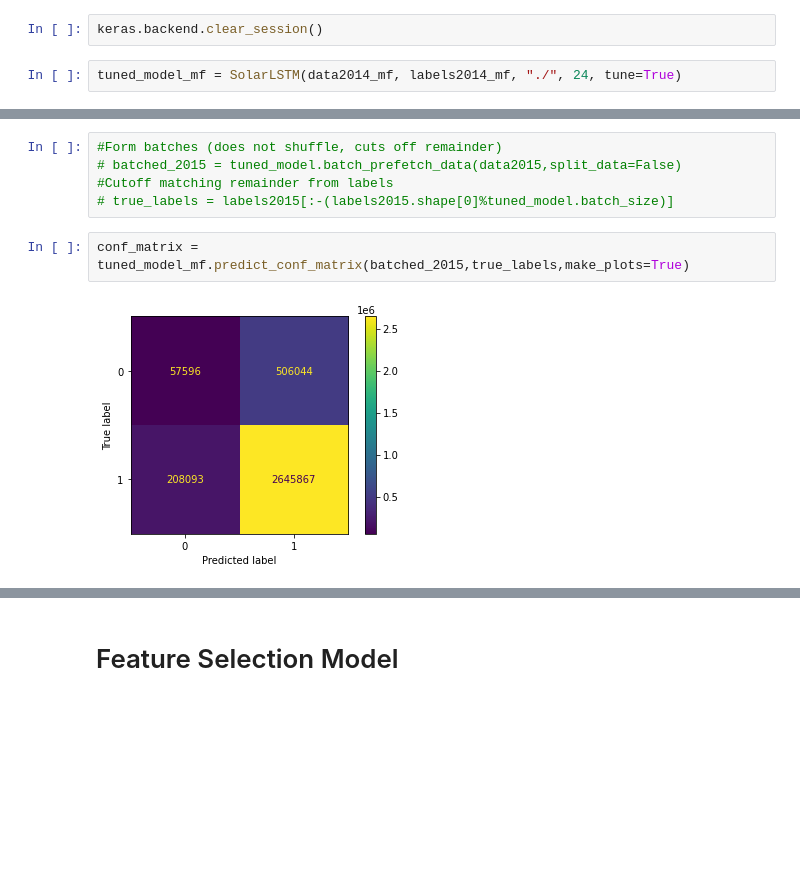
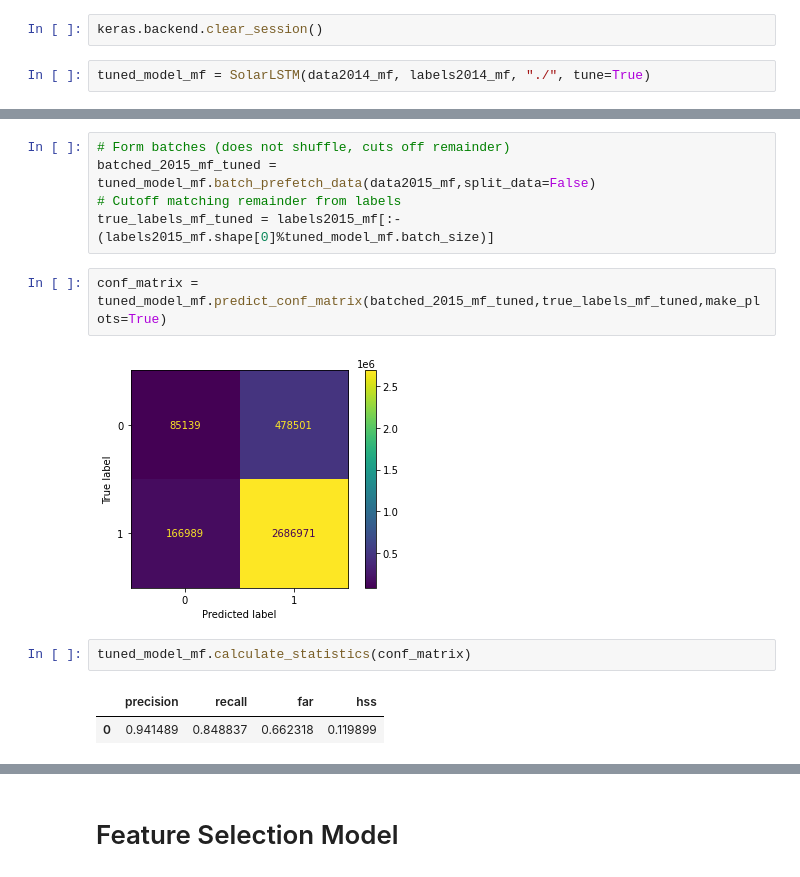
Before and after one commit to kbarbre/DS6050-SolarFlarePrediction, a Jupyter notebook: ColabNotebook_ModelPipeline.ipynb, the cells around one changed output, grey strips where cells are left out. Saved outputs shown, nothing was run; the diff lists cells and outputs as text; blank space fills up the shorter version.

Commit message:
Increased SolarLSTM cutoff attribute and ran all models

```diff
--- a/ColabNotebook_ModelPipeline.ipynb
+++ b/ColabNotebook_ModelPipeline.ipynb
@@ -407,7 +441,7 @@ mf_model.calculate_statistics(conf_matrix_mf)
 # %%
 keras.backend.clear_session()
 # %%
-tuned_model_mf = SolarLSTM(data2014_mf, labels2014_mf, "./", 24, tune=True)
+tuned_model_mf = SolarLSTM(data2014_mf, labels2014_mf, "./", tune=True)
 # %%
 tuned_model_mf.fit()
 # %% [output]
@@ -445,9 +490,14 @@ Epoch 5/50
 # %%
-#Form batches (does not shuffle, cuts off remainder)
-# batched_2015 = tuned_model.batch_prefetch_data(data2015,split_data=False)
-#Cutoff matching remainder from labels
-# true_labels = labels2015[:-(labels2015.shape[0]%tuned_model.batch_size)]
+# Form batches (does not shuffle, cuts off remainder)
+batched_2015_mf_tuned = tuned_model_mf.batch_prefetch_data(data2015_mf,split_data=False)
+# Cutoff matching remainder from labels
+true_labels_mf_tuned = labels2015_mf[:-(labels2015_mf.shape[0]%tuned_model_mf.batch_size)]
 # %%
-conf_matrix = tuned_model_mf.predict_conf_matrix(batched_2015,true_labels,make_plots=True)
+conf_matrix = tuned_model_mf.predict_conf_matrix(batched_2015_mf_tuned,true_labels_mf_tuned,make_plots=True)
 # %% [output]
-[figure, old version]
+[figure, new version]
+# %%
+tuned_model_mf.calculate_statistics(conf_matrix)
+# %% [output]
+|  | precision | recall | far | hss |
+| 0 | 0.941489 | 0.848837 | 0.662318 | 0.119899 |
```
Also changed, not shown: parts of 42 cells of this notebook, 1 other file.
